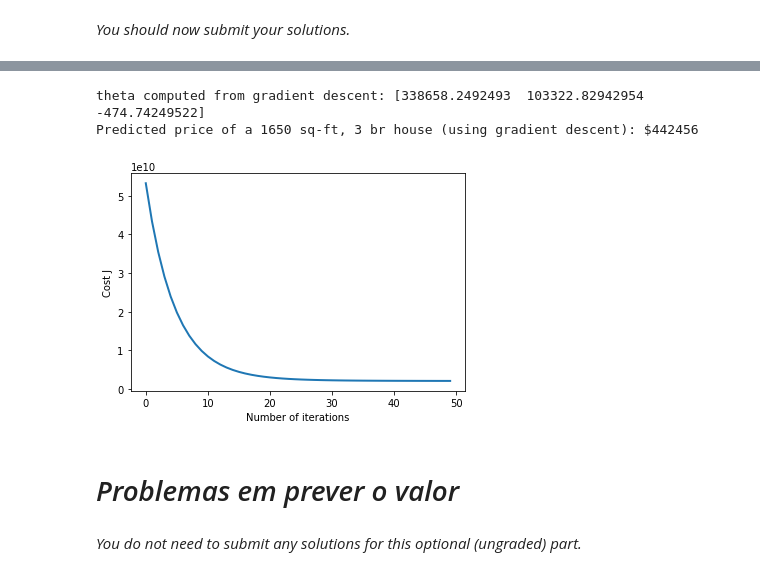
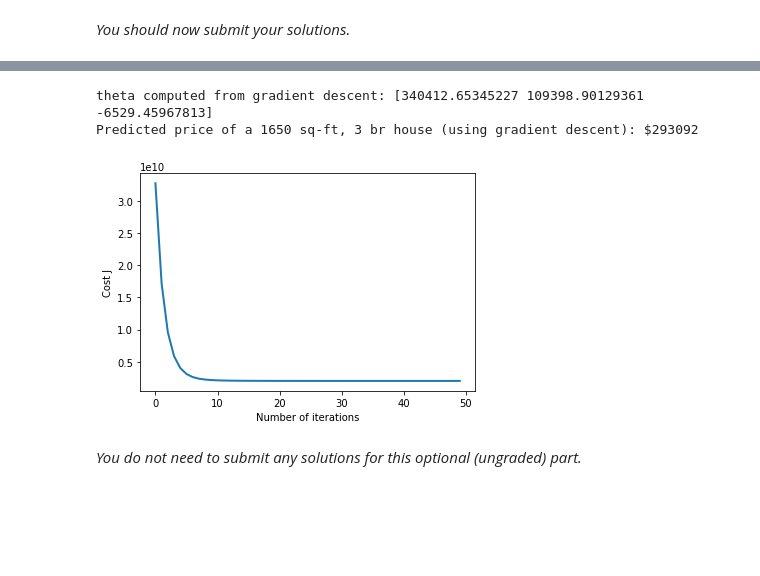
Before and after one commit to escobar-felipe/Curso_machine_learning, a Jupyter notebook: Exercise1/exercise1.ipynb, the cells around one changed output, grey strips where cells are left out. Saved outputs shown, nothing was run; the diff lists cells and outputs as text; code cells hidden in the pictures; blank space fills up the shorter version.

Commit message:
finalizando exercicio / erro normalEqn

```diff
--- a/Exercise1/exercise1.ipynb
+++ b/Exercise1/exercise1.ipynb
@@ -411,7 +412,7 @@ def gradientDescent(X, y, theta, alpha, num_iters):
     for i in range(num_iters):
         # ==================== YOUR CODE HERE =================================
         h = np.dot(X, theta)
-        theta = theta - (alpha / m) * np.dot((h - y), X)
+        theta = theta - (alpha / m) * (h - y).dot(X)
         # =====================================================================
 
         # save the cost J in every iteration
@@ -614,12 +615,14 @@ def  featureNormalize(X):
     ----
     You might find the 'np.mean' and 'np.std' functions useful.
     """
-
+    X_norm = X.copy()
+    #mu = np.zeros(X.shape[1])
+    #sigma = np.zeros(X.shape[1])
 
     # =========================== YOUR CODE HERE =====================
     mu=np.mean(X,axis=0)
     sigma=np.std(X, axis=0)
-    X_norm= (X - mu)/sigma
+    X_norm = (X - mu)/sigma
 
     # ================================================================
     return X_norm, mu, sigma
@@ -835,40 +838,38 @@ of a 1650 sq-ft, 3 br house.
 Hint
 ----
 At prediction, make sure you do the same feature normalization.
 """
 # Choose some alpha value - change this
-alpha = 0.1
+alpha = 0.3
 num_iters = 50
 
 # init theta and run gradient descent
 theta = np.zeros(3)
 theta, J_history = gradientDescentMulti(X, y, theta, alpha, num_iters)
 
 # Plot the convergence graph
 pyplot.plot(np.arange(len(J_history)), J_history, lw=2)
 pyplot.xlabel('Number of iterations')
 pyplot.ylabel('Cost J')
 
 # Display the gradient descent's result
 print('theta computed from gradient descent: {:s}'.format(str(theta)))
 
 # Estimate the price of a 1650 sq-ft, 3 br house
 # ======================= YOUR CODE HERE ===========================
 # Recall that the first column of X is all-ones.
 # Thus, it does not need to be normalized.
 X2 = [1650, 3]
-X2 , mu ,sigma = featureNormalize(X2)
+X2= (X2 - mu) / sigma
 X2 = np.append(1,X2)
 price = np.dot(X2, theta)
 # ===================================================================
 
 print('Predicted price of a 1650 sq-ft, 3 br house (using gradient descent): ${:.0f}'.format(price))
 # %% [output]
-theta computed from gradient descent: [338658.2492493  103322.82942954   -474.74249522]
-Predicted price of a 1650 sq-ft, 3 br house (using gradient descent): $442456
+theta computed from gradient descent: [340412.65345227 109398.90129361  -6529.45967813]
+Predicted price of a 1650 sq-ft, 3 br house (using gradient descent): $293092
-[figure, old version]
+[figure, new version]
-# %% [markdown]
-# *Problemas em prever o valor*
 # %% [markdown]
 *You do not need to submit any solutions for this optional (ungraded) part.*
 # %% [markdown]
```
Also changed, not shown: parts of 8 cells of this notebook.
